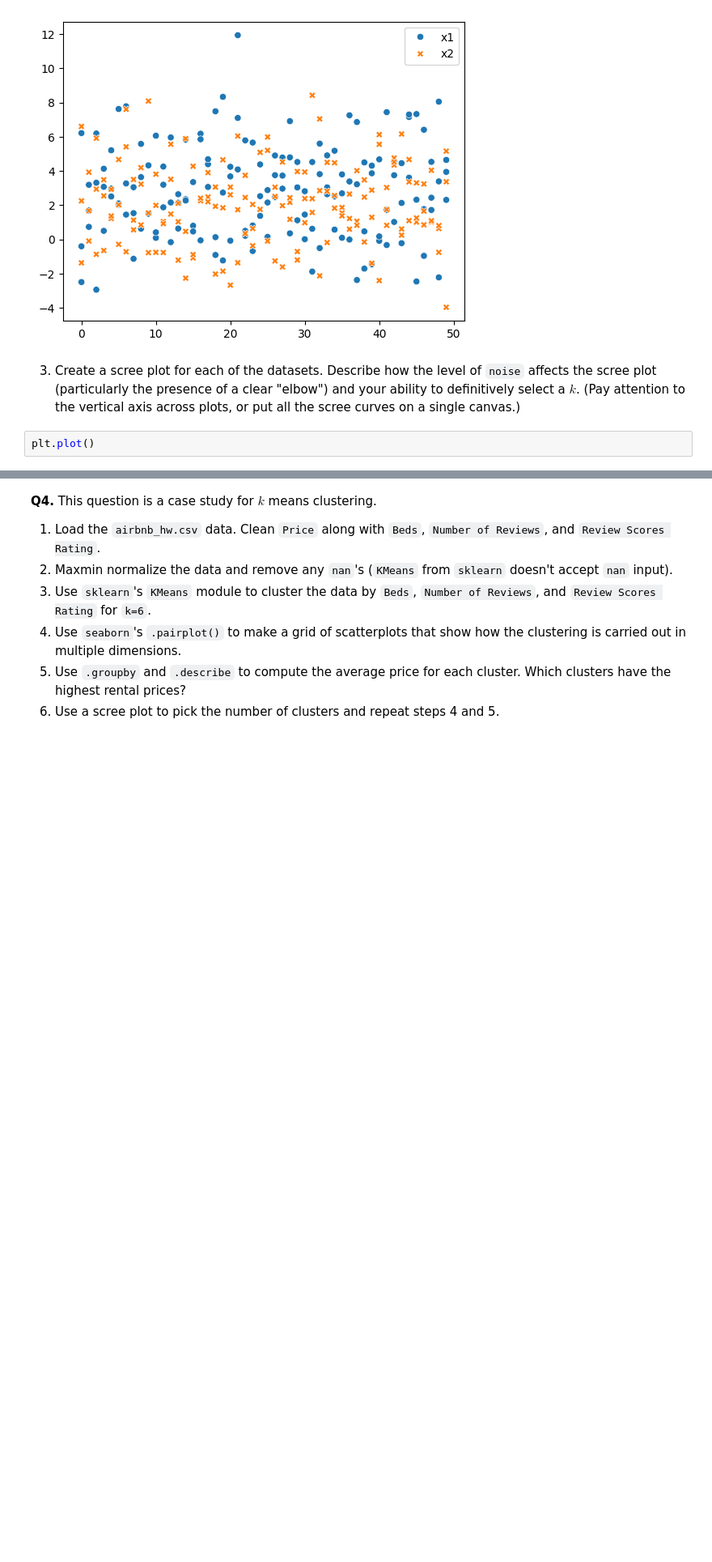
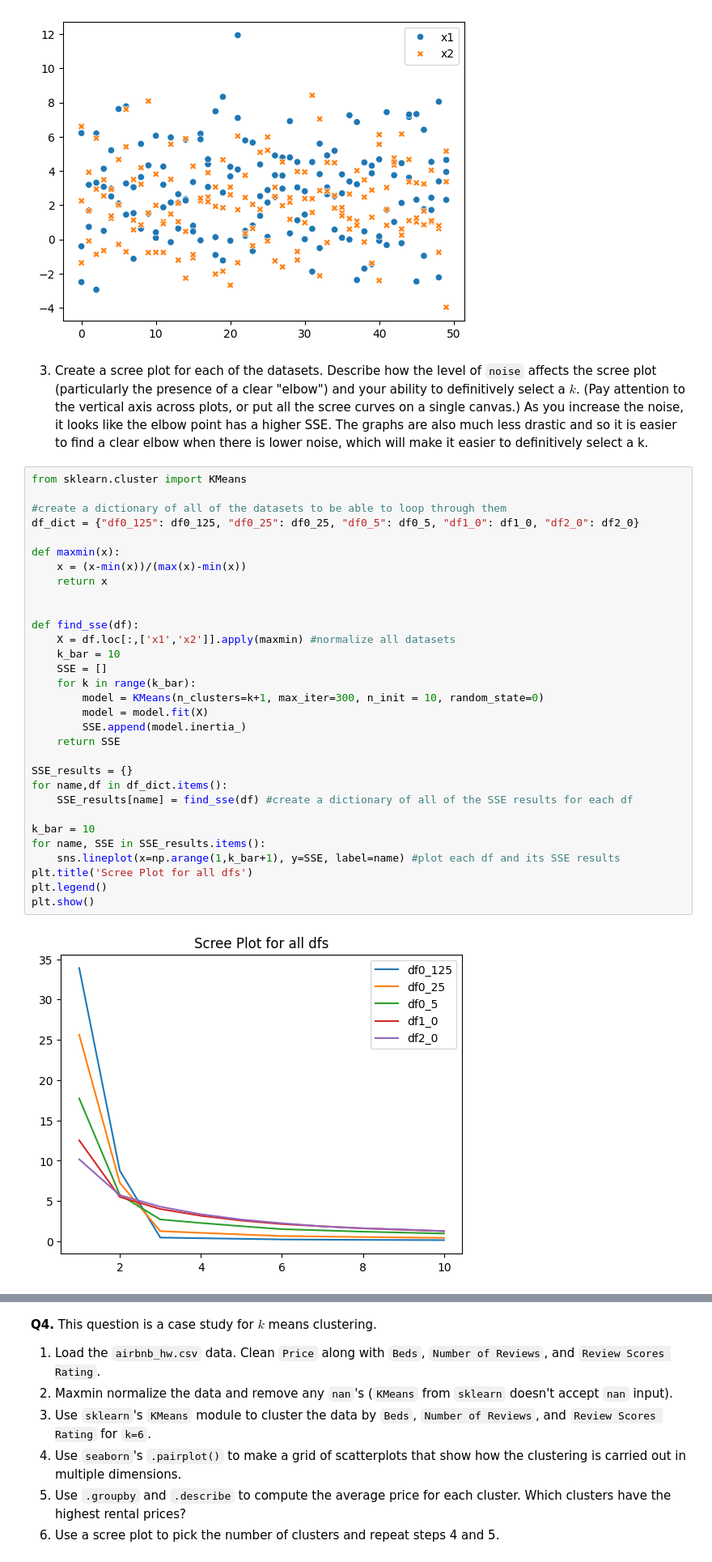
Before and after one commit to nylaup/clustering, a Jupyter notebook: assignment/assignment_clustering.ipynb, the cells around one changed output, grey strips where cells are left out. Shown: that part at 81% size. Drawn from its saved outputs; the diff is of its cells as text; blank space fills up the shorter version.

```diff
--- a/assignment/assignment_clustering.ipynb
+++ b/assignment/assignment_clustering.ipynb
@@ -55,7 +55,39 @@ plt.show()
 [figure]
 # %% [markdown]
 3. Create a scree plot for each of the datasets. Describe how the level of `noise` affects the scree plot (particularly the presence of a clear "elbow") and your ability to definitively select a $k$. (Pay attention to the vertical axis across plots, or put all the scree curves on a single canvas.)
+As you increase the noise, it looks like the elbow point has a higher SSE. The graphs are also much less drastic and so it is easier to find a clear elbow when there is lower noise, which will make it easier to definitively select a k.
 # %%
-plt.plot()
+from sklearn.cluster import KMeans
+
+#create a dictionary of all of the datasets to be able to loop through them
+df_dict = {"df0_125": df0_125, "df0_25": df0_25, "df0_5": df0_5, "df1_0": df1_0, "df2_0": df2_0}
+
+def maxmin(x):
+    x = (x-min(x))/(max(x)-min(x))
+    return x
+
+
+def find_sse(df):
+    X = df.loc[:,['x1','x2']].apply(maxmin) #normalize all datasets
+    k_bar = 10
+    SSE = []
+    for k in range(k_bar):
+        model = KMeans(n_clusters=k+1, max_iter=300, n_init = 10, random_state=0)
+        model = model.fit(X)
+        SSE.append(model.inertia_)
+    return SSE
+
+SSE_results = {}
+for name,df in df_dict.items():
+    SSE_results[name] = find_sse(df) #create a dictionary of all of the SSE results for each df
+
+k_bar = 10
+for name, SSE in SSE_results.items():
+    sns.lineplot(x=np.arange(1,k_bar+1), y=SSE, label=name) #plot each df and its SSE results
+plt.title('Scree Plot for all dfs')
+plt.legend()
+plt.show()
+# %% [output]
+[figure, added]
 # %% [markdown]
 3. Explain the intuition of the elbow, using this numerical simulation as an example.
```
Also changed, not shown: parts of 1 cell of this notebook.
